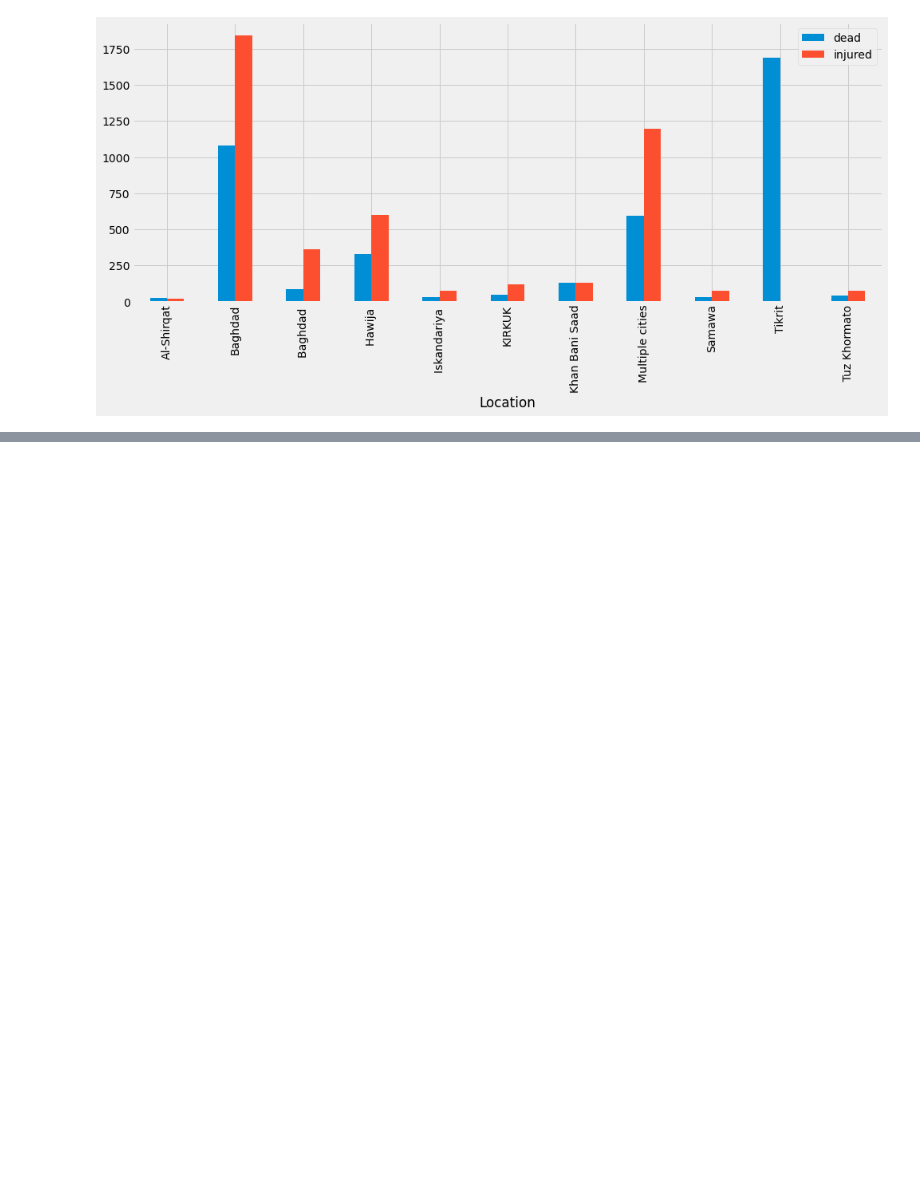
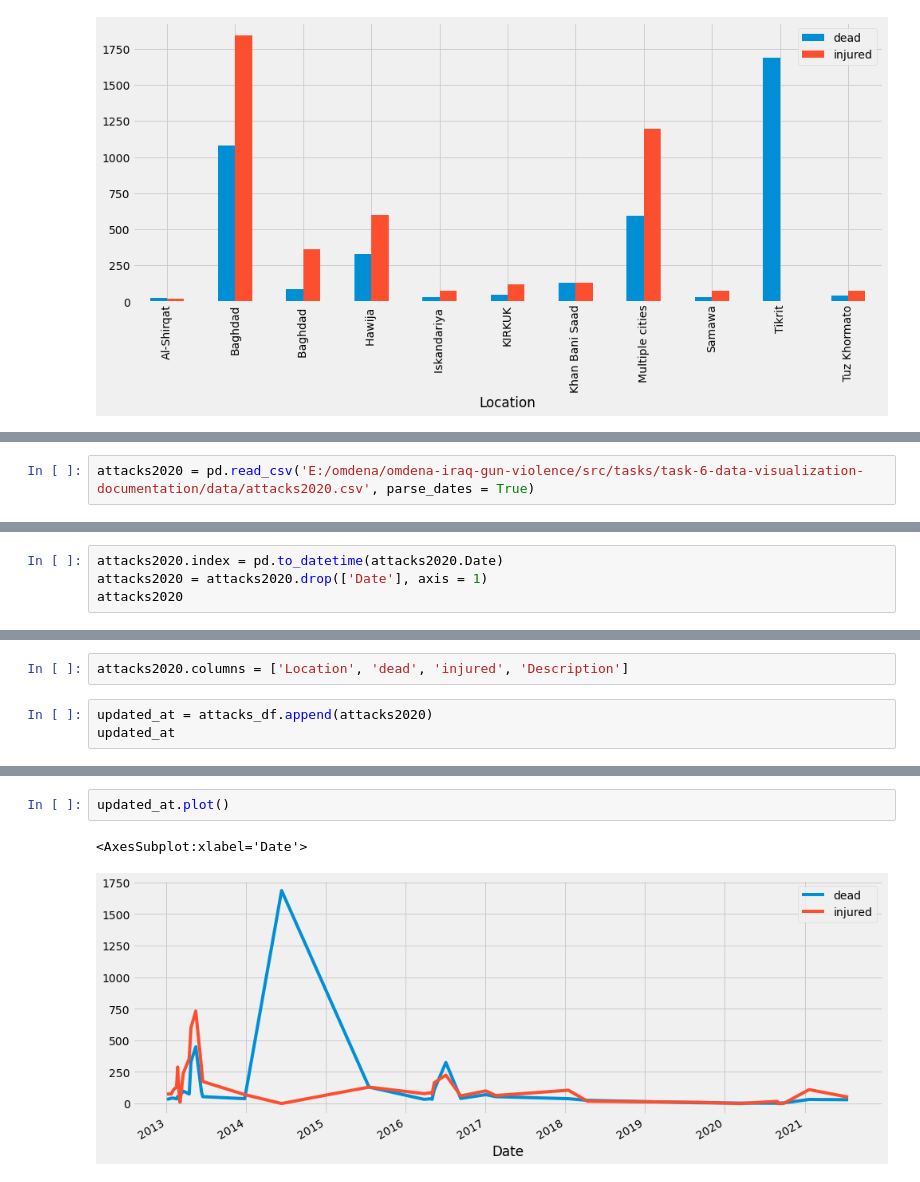
Before and after one commit to OmdenaAI/omdena-iraq-gun-violence, a Jupyter notebook: src/tasks/task-6-data-visualization-documentation/code/Razvan - Visualizations practice.ipynb, the cells around one changed output, grey strips where cells are left out. Cells and saved outputs as stored; diff of their text form; blank space fills up the shorter version.

Commit message:
Task6 updates - attacks data and code

```diff
--- a/src/tasks/task-6-data-visualization-documentation/code/Razvan - Visualizations practice.ipynb
+++ b/src/tasks/task-6-data-visualization-documentation/code/Razvan - Visualizations practice.ipynb
@@ -161,0 +164,2 @@ attacks_df.groupby('Location').sum().plot(kind = 'bar')
+# %%
+attacks2020 = pd.read_csv('E:/omdena/omdena-iraq-gun-violence/src/tasks/task-6-data-visualization-documentation/data/attacks2020.csv', parse_dates = True)
@@ -161,0 +200,4 @@ attacks_df.groupby('Location').sum().plot(kind = 'bar')
+# %%
+attacks2020.index = pd.to_datetime(attacks2020.Date)
+attacks2020 = attacks2020.drop(['Date'], axis = 1)
+attacks2020
@@ -161,0 +222,5 @@ attacks_df.groupby('Location').sum().plot(kind = 'bar')
+# %%
+attacks2020.columns = ['Location', 'dead', 'injured', 'Description']
+# %%
+updated_at = attacks_df.append(attacks2020)
+updated_at
@@ -161,0 +246,5 @@ attacks_df.groupby('Location').sum().plot(kind = 'bar')
+# %%
+updated_at.plot()
+# %% [output]
+<AxesSubplot:xlabel='Date'>
+[figure, added]
```
Also changed, not shown: parts of 10 cells of this notebook, 3 other files.
